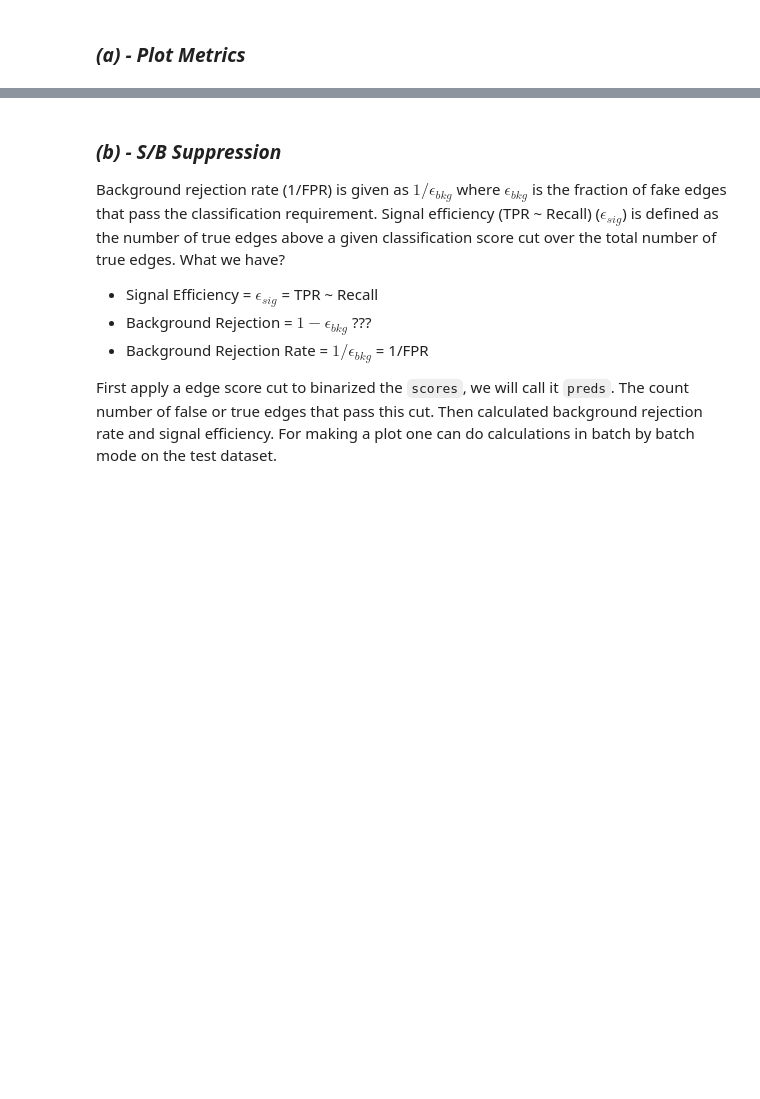
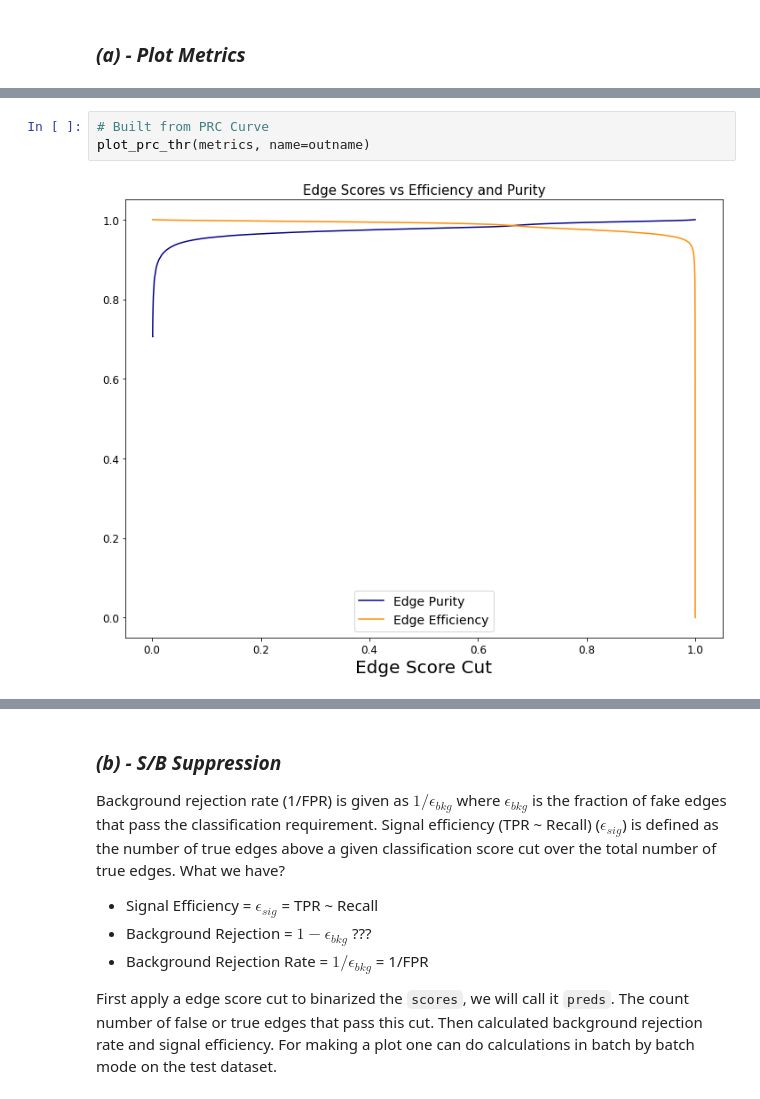
Before and after one commit to ai4fair/stttrkx, a Jupyter notebook: stt8_metrics.ipynb, the cells around one changed output, grey strips where cells are left out. Drawn from its saved outputs; the diff is of its cells as text; blank space fills up the shorter version.

```diff
--- a/stt8_metrics.ipynb
+++ b/stt8_metrics.ipynb
@@ -130,0 +157,5 @@ plot_model_output(scores, truths, name="ann")
+# %%
+# Built from PRC Curve
+plot_prc_thr(metrics, name=outname)
+# %% [output]
+[figure, added]
```
Also changed, not shown: parts of 27 cells of this notebook, 1 other file.
